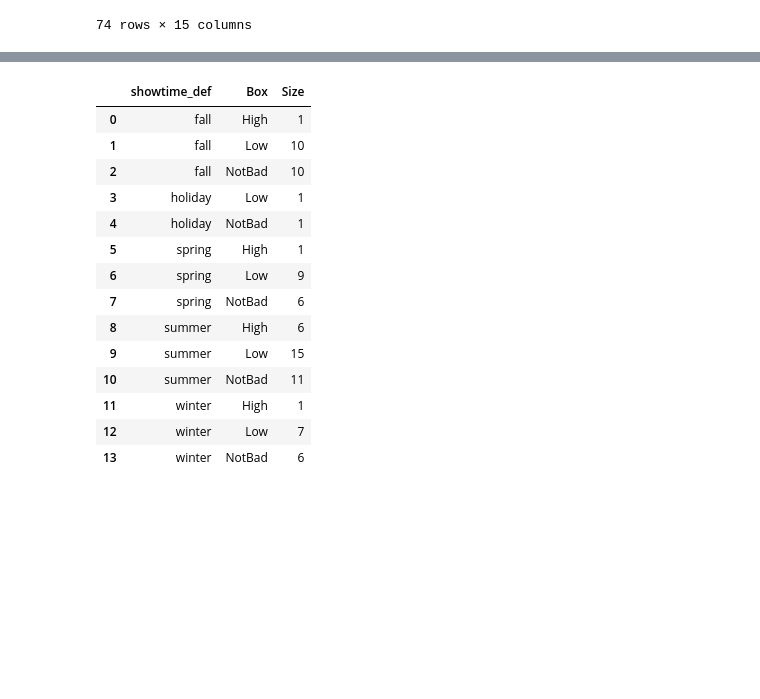
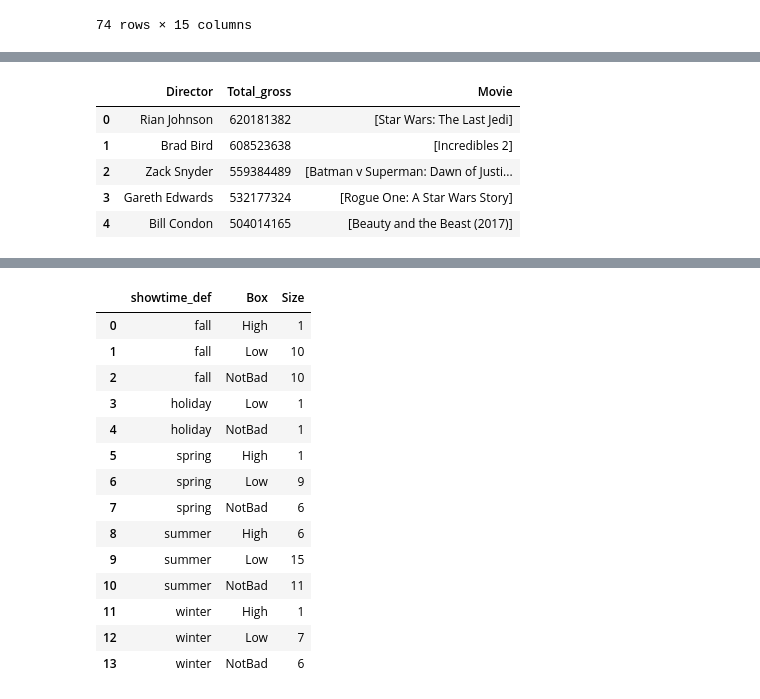
Before and after one commit to yz3432/TFA, a Jupyter notebook: project.ipynb, the cells around one changed output, grey strips where cells are left out. Drawn from its saved outputs; the diff is of its cells as text; code cells hidden in the pictures; blank space fills up the shorter version.

```diff
--- a/project.ipynb
+++ b/project.ipynb
@@ -436,4 +429,0 @@ def valuable_actors(year1,year2,top=5):
-# %%
-# Find the most valuable movie directors over a specific time period
-def valuable_directors(year1,year2,top=5):
-    df = data_movies_table_format_02(year1,year2)
@@ -440,3 +468,39 @@ def valuable_directors(year1,year2,top=5):
+# %%
+# Find the most valuable movie directors over a specific time period
+def valuable_directors(year1,year2,top=5):
+    df = data_movies_format_01(year1,year2)
+    df1 = df.drop('Director', axis=1).join(df['Director'].str.split('  ', expand=True).stack().reset_index(level=1, drop=True).rename('Director'))
+    df2 = df1.groupby(["Director"])['domes_gross'].sum().reset_index(name='Contribution')
+    df2 = df2[(df2['Director'] != '(Cameo)') &(df2['Director'] != '(Voice)')&(df2['Director'] != ('NaN'))]
+    df2 = df2.sort_values(by = 'Contribution',axis = 0,ascending = False)
+    director = []
+    contribution = []
+    movie = []
+    for i in range(0,top):
+        contributer  = df2['Director'].iloc[i]
+        director.append(contributer)
+        contribution.append(df2['Contribution'].iloc[i])
+        name = []
+        for i in range(0,len(df1['Director'])):
+            if df1['Director'].iloc[i] == contributer:
+                name.append(df1['Name'].iloc[i])
+        movie.append(name)
+    dict_ = {'Director':director,'Total_gross':contribution,'Movie':movie}
+    from pandas.core.frame import DataFrame
+    table_ = DataFrame(dict_)
+    return table_
+# %%
+# select directors who contributed top 5 gross in the past 3 years
+select_directors = valuable_directors(2016,2018,5)
+# %%
+select_directors
+# %% [output]
+|  | Director | Total_gross | Movie |
+| 0 | Rian Johnson | 620181382 | [Star Wars: The Last Jedi] |
+| 1 | Brad Bird | 608523638 | [Incredibles 2] |
+| 2 | Zack Snyder | 559384489 | [Batman v Superman: Dawn of Justi... |
+| 3 | Gareth Edwards | 532177324 | [Rogue One: A Star Wars Story] |
+| 4 | Bill Condon | 504014165 | [Beauty and the Beast (2017)] |
 # %%
 #Start to group movies by box office. We devide the box office into three types, which are high, moderate and low, and look into genres and showtimes.
 # assign movies into different groups by gross(int)
```
Also changed, not shown: parts of 9 cells of this notebook.
